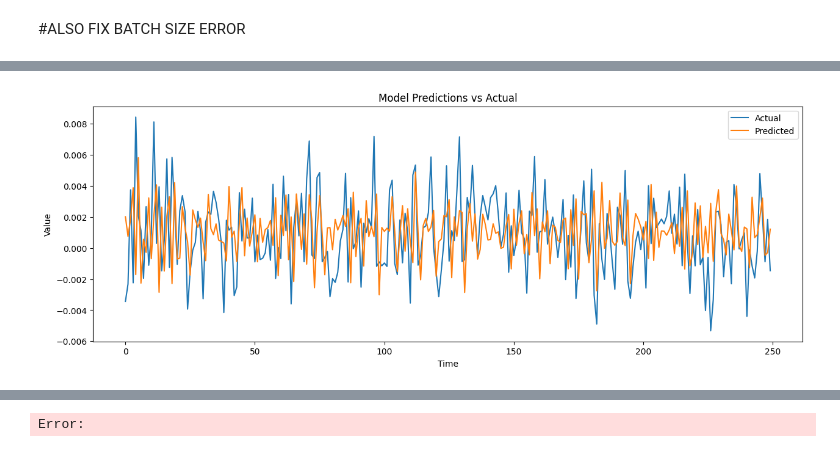
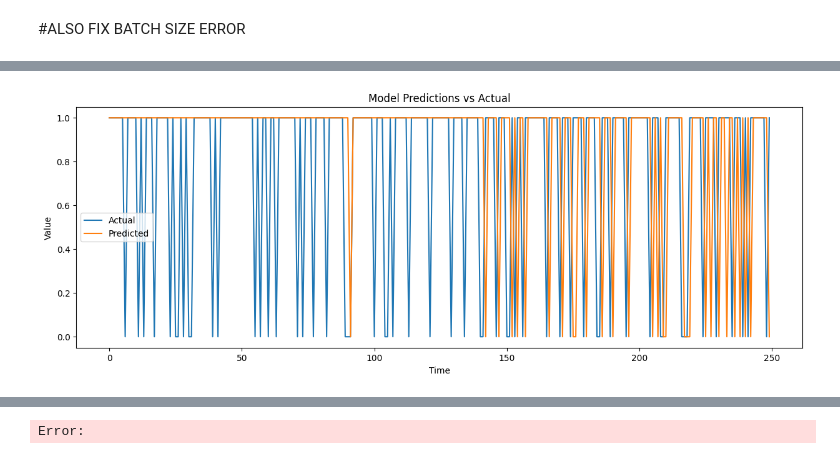
Before and after one commit to Kibitz117/Thesis, a Jupyter notebook: models/transformer_model.ipynb, the cells around one changed output, grey strips where cells are left out. Cells and saved outputs as stored; diff of their text form; code cells hidden in the pictures.

```diff
--- a/models/transformer_model.ipynb
+++ b/models/transformer_model.ipynb
@@ -96,4 +151,4 @@ train_test_splits = [(train_data_tensor, train_labels_tensor, test_data_tensor,
 # %%
 #Optional code to verify tensor shapes
-# for train_data, train_labels, test_data, test_labels in train_test_splits:
-#     print(train_data.shape, train_labels.shape, test_data.shape, test_labels.shape)
+for train_data, train_labels, test_data, test_labels in train_test_splits:
+    print(train_data.shape, train_labels.shape, test_data.shape, test_labels.shape)
@@ -100,2 +156,0 @@ train_test_splits = [(train_data_tensor, train_labels_tensor, test_data_tensor,
-# %%
-task_types=['regression']
@@ -114,8 +179,9 @@ else:
 
 print("Using device:", device)
 best_model_path = "best_model.pth"
-model = TimeSeriesTransformer(d_model=16, num_heads=2, d_ff=4, num_encoder_layers=1,
+model = TimeSeriesTransformer(d_model=16, num_heads=4, d_ff=32, num_encoder_layers=2,
                                dropout=.1,task_type=task_types[0]).to(device)
+# model = TimeSeriesTransformerModel(config)
 
 # Loss depends on target, MAE for returns, Cross Entropy for above/below cross-sectional median. Also have selective loss in utils
 if task_types[0] == 'classification':
@@ -136,7 +202,7 @@ for epoch in range(n_epochs):
 
     for train_data, train_labels, val_data, val_labels in tqdm(train_test_splits):
         train_dataset = TensorDataset(train_data, train_labels)
-        train_loader = DataLoader(train_dataset, batch_size=batch_size, shuffle=True)
+        train_loader = DataLoader(train_dataset, batch_size=batch_size, shuffle=False)
 
         val_dataset = TensorDataset(val_data, val_labels)
         val_loader = DataLoader(val_dataset, batch_size=batch_size, shuffle=False)
@@ -152,7 +218,7 @@ for epoch in range(n_epochs):
             train_mask = ScaledMultiHeadAttention.create_look_ahead_mask(batch_size=data.size(0), sequence_length=data.size(1))
 
             optimizer.zero_grad()
-            outputs = model(data, src_mask=train_mask).squeeze()
+            outputs = model(data,src_mask=train_mask).squeeze()
             if task_types[0] == 'classification':
                 labels = labels.long()  # Adjusted here to use the look-ahead mask
             loss = criterion(outputs, labels)  # Adjust based on your specific use case
@@ -170,7 +236,7 @@ for epoch in range(n_epochs):
                 data, labels = data.to(device), labels.to(device)
                 val_mask = ScaledMultiHeadAttention.create_look_ahead_mask(batch_size=data.size(0), sequence_length=data.size(1))
 
-                outputs = model(data, src_mask=val_mask).squeeze()
+                outputs = model(data,src_mask=val_mask).squeeze()
                 if task_types[0] == 'classification':
                     labels = labels.long() # Adjusted here to use the look-ahead mask
                 loss = criterion(outputs, labels)  # Adjust based on your specific use case
@@ -213,11 +287,29 @@ Early stopping!
+# %%
+test_data_tensor = torch.tensor(test_data, dtype=torch.float32)
+test_labels_tensor = torch.tensor(test_labels, dtype=torch.float32)
 # %%
 import torch
 import matplotlib.pyplot as plt
 from sklearn.metrics import mean_squared_error, accuracy_score, classification_report
 import numpy as np
 
-# Assuming your model is for regression. Change this part if it's for classification.
-def evaluate_model(model, test_loader):
+# # Assuming your model is for regression. Change this part if it's for classification.
+# def evaluate_model(model, test_loader):
+#     model.eval()
+#     predictions = []
+#     actuals = []
+#     with torch.no_grad():
+#         for data, labels in test_loader:
+#             data, labels = data.to(device), labels.to(device)
+#             outputs = model(data)
+#             predictions.extend(outputs.cpu().numpy())
+#             actuals.extend(labels.cpu().numpy())
+
+#     return np.array(predictions), np.array(actuals)
+# import numpy as np
+from sklearn.metrics import accuracy_score, classification_report
+
+def evaluate_model_class(model, test_loader):
     model.eval()
     predictions = []
     actuals = []
@@ -225,17 +317,37 @@ def evaluate_model(model, test_loader):
         for data, labels in test_loader:
             data, labels = data.to(device), labels.to(device)
             outputs = model(data)
-            predictions.extend(outputs.cpu().numpy())
+
+            # Convert log probabilities to probabilities
+            probs = torch.exp(outputs)
+
+            # For binary classification, consider the probability of the positive class
+            # preds = (probs[:, 1] > 0.5).type(torch.int) # if binary classification
+            # For multi-class classification, use argmax to get the predicted class
+            preds = torch.argmax(probs, dim=1) # if multi-class classification
+
+            predictions.extend(preds.cpu().numpy())
             actuals.extend(labels.cpu().numpy())
 
-    return np.array(predictions), np.array(actuals)
+    # Convert to NumPy arrays for further analysis
+    predictions = np.array(predictions)
+    actuals = np.array(actuals)
+
+    # Calculate accuracy or other metrics as needed
+    accuracy = accuracy_score(actuals, predictions)
+    print(f'Accuracy: {accuracy}')
+    print(classification_report(actuals, predictions))
+
+    return predictions, actuals
+
+
 
 # Create DataLoader for test data
 test_dataset = TensorDataset(test_data_tensor, test_labels_tensor)
 test_loader = DataLoader(test_dataset, batch_size=64, shuffle=False)
 
 # Evaluate the model
-predictions, actuals = evaluate_model(model, test_loader)
+predictions, actuals = evaluate_model_class(model, test_loader)
 
 # Calculate performance metrics
 if model.task_type == 'regression':
@@ -243,9 +355,17 @@ if model.task_type == 'regression':
     print(f'Mean Squared Error: {mse}')
     # Can also calculate RMSE, MAE, etc.
 elif model.task_type == 'classification':
-    accuracy = accuracy_score(actuals, predictions.round())
+    if len(predictions.shape) == 2 and predictions.shape[1] == 2:
+        predictions = predictions[:, 1]  # Keep only the probabilities for class 1
+
+    # Round the probabilities to get binary predictions
+    binary_predictions = predictions.round()
+
+    # Ensure actuals is a 1D array
+    actuals = actuals.flatten()
+    accuracy = accuracy_score(actuals, binary_predictions)
     print(f'Accuracy: {accuracy}')
-    print(classification_report(actuals, predictions.round()))
+    print(classification_report(actuals, binary_predictions))
 
 # Plotting predictions vs actuals for a subset of the test data
 plt.figure(figsize=(15, 5))
@@ -261 +399 @@ Mean Squared Error: 4.96790926263202e-06
-[figure, old version]
+[figure, new version]
```
Also changed, not shown: parts of 17 cells of this notebook, 8 other files.
